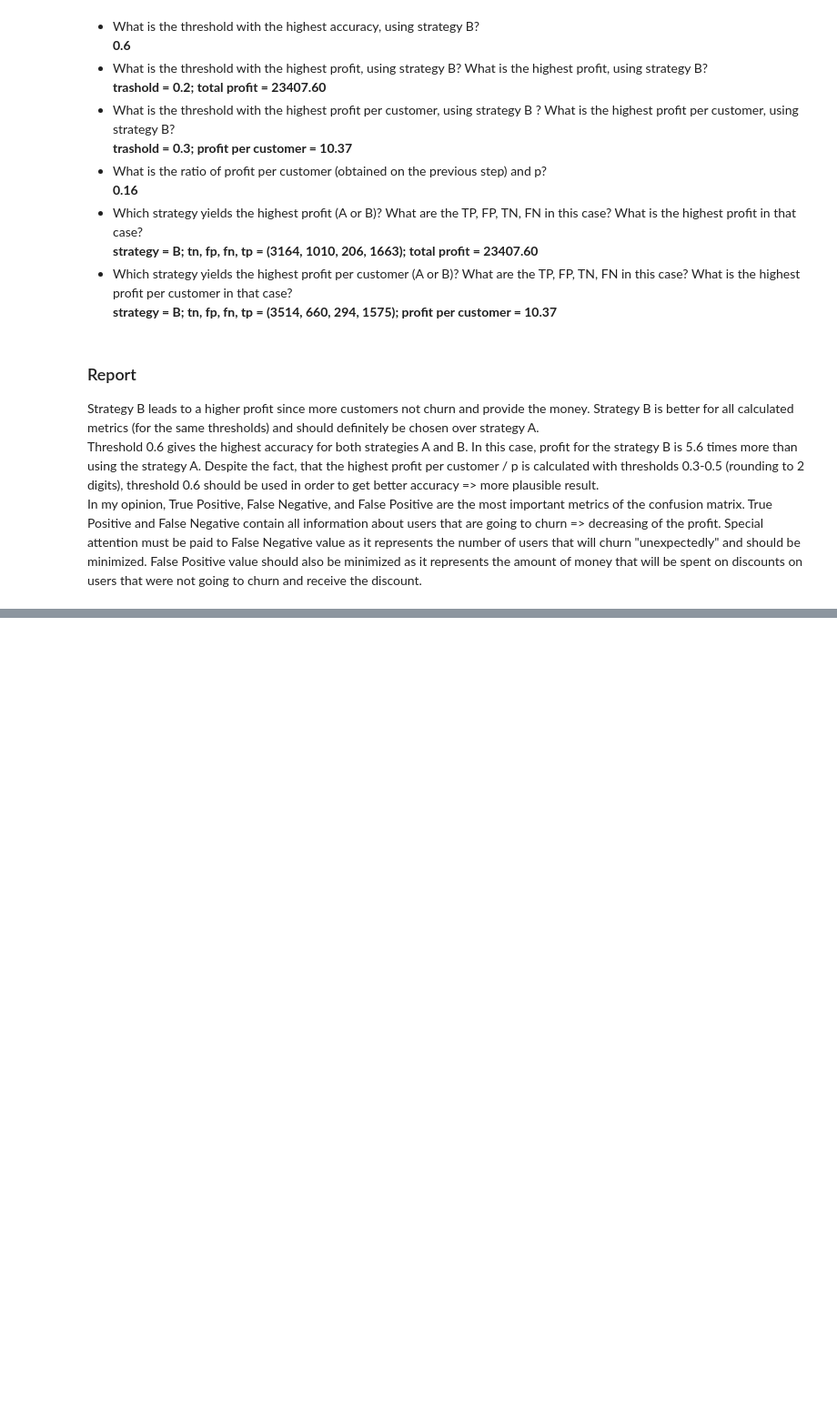
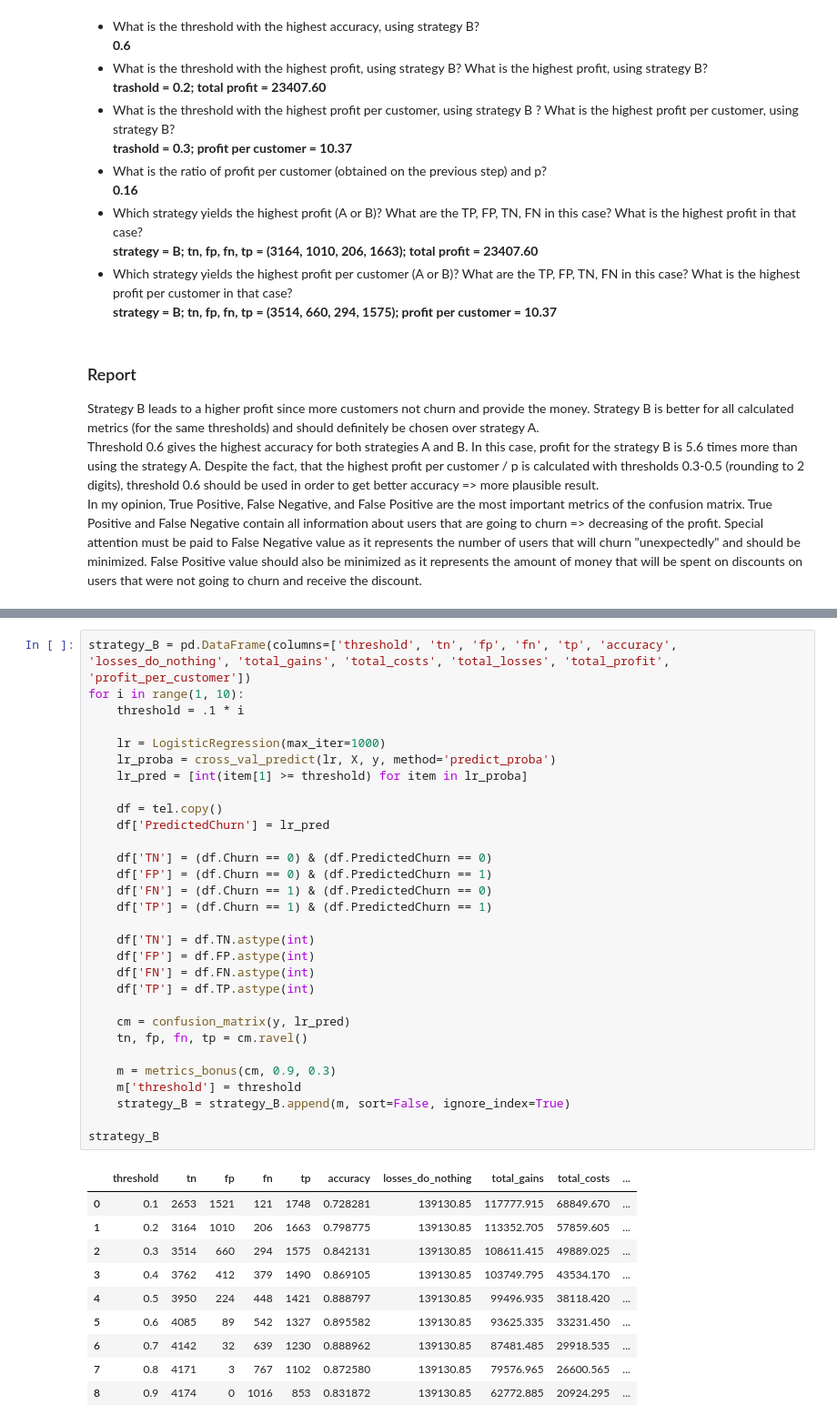
Before and after one commit to demidafonichev/hse-data-science-in-business-2020, a Jupyter notebook: HW4/HW4.ipynb, the cells around one changed output, grey strips where cells are left out. Shown at 91% size. Drawn from its saved outputs; the diff is of its cells as text; blank space fills up the shorter version.

Commit message:
complete bonus part

```diff
--- a/HW4/HW4.ipynb
+++ b/HW4/HW4.ipynb
@@ -271,0 +292,41 @@ In my opinion, True Positive, False Negative, and False Positive are the most im
+# %%
+strategy_B = pd.DataFrame(columns=['threshold', 'tn', 'fp', 'fn', 'tp', 'accuracy', 'losses_do_nothing', 'total_gains', 'total_costs', 'total_losses', 'total_profit', 'profit_per_customer'])
+for i in range(1, 10):
+    threshold = .1 * i
+
+    lr = LogisticRegression(max_iter=1000)
+    lr_proba = cross_val_predict(lr, X, y, method='predict_proba')
+    lr_pred = [int(item[1] >= threshold) for item in lr_proba]
+
+    df = tel.copy()
+    df['PredictedChurn'] = lr_pred
+
+    df['TN'] = (df.Churn == 0) & (df.PredictedChurn == 0)
+    df['FP'] = (df.Churn == 0) & (df.PredictedChurn == 1)
+    df['FN'] = (df.Churn == 1) & (df.PredictedChurn == 0)
+    df['TP'] = (df.Churn == 1) & (df.PredictedChurn == 1)
+
+    df['TN'] = df.TN.astype(int)
+    df['FP'] = df.FP.astype(int)
+    df['FN'] = df.FN.astype(int)
+    df['TP'] = df.TP.astype(int)
+
+    cm = confusion_matrix(y, lr_pred)
+    tn, fp, fn, tp = cm.ravel()
+
+    m = metrics_bonus(cm, 0.9, 0.3)
+    m['threshold'] = threshold
+    strategy_B = strategy_B.append(m, sort=False, ignore_index=True)
+
+strategy_B
+# %% [output]
+|  | threshold | tn | fp | fn | tp | accuracy | losses_do_nothing | total_gains | total_costs | ... |
+| 0 | 0.1 | 2653 | 1521 | 121 | 1748 | 0.728281 | 139130.85 | 117777.915 | 68849.670 | ... |
+| 1 | 0.2 | 3164 | 1010 | 206 | 1663 | 0.798775 | 139130.85 | 113352.705 | 57859.605 | ... |
+| 2 | 0.3 | 3514 | 660 | 294 | 1575 | 0.842131 | 139130.85 | 108611.415 | 49889.025 | ... |
+| 3 | 0.4 | 3762 | 412 | 379 | 1490 | 0.869105 | 139130.85 | 103749.795 | 43534.170 | ... |
+| 4 | 0.5 | 3950 | 224 | 448 | 1421 | 0.888797 | 139130.85 | 99496.935 | 38118.420 | ... |
+| 5 | 0.6 | 4085 | 89 | 542 | 1327 | 0.895582 | 139130.85 | 93625.335 | 33231.450 | ... |
+| 6 | 0.7 | 4142 | 32 | 639 | 1230 | 0.888962 | 139130.85 | 87481.485 | 29918.535 | ... |
+| 7 | 0.8 | 4171 | 3 | 767 | 1102 | 0.872580 | 139130.85 | 79576.965 | 26600.565 | ... |
+| 8 | 0.9 | 4174 | 0 | 1016 | 853 | 0.831872 | 139130.85 | 62772.885 | 20924.295 | ... |
```
Also changed, not shown: parts of 12 cells of this notebook, 1 other file.
